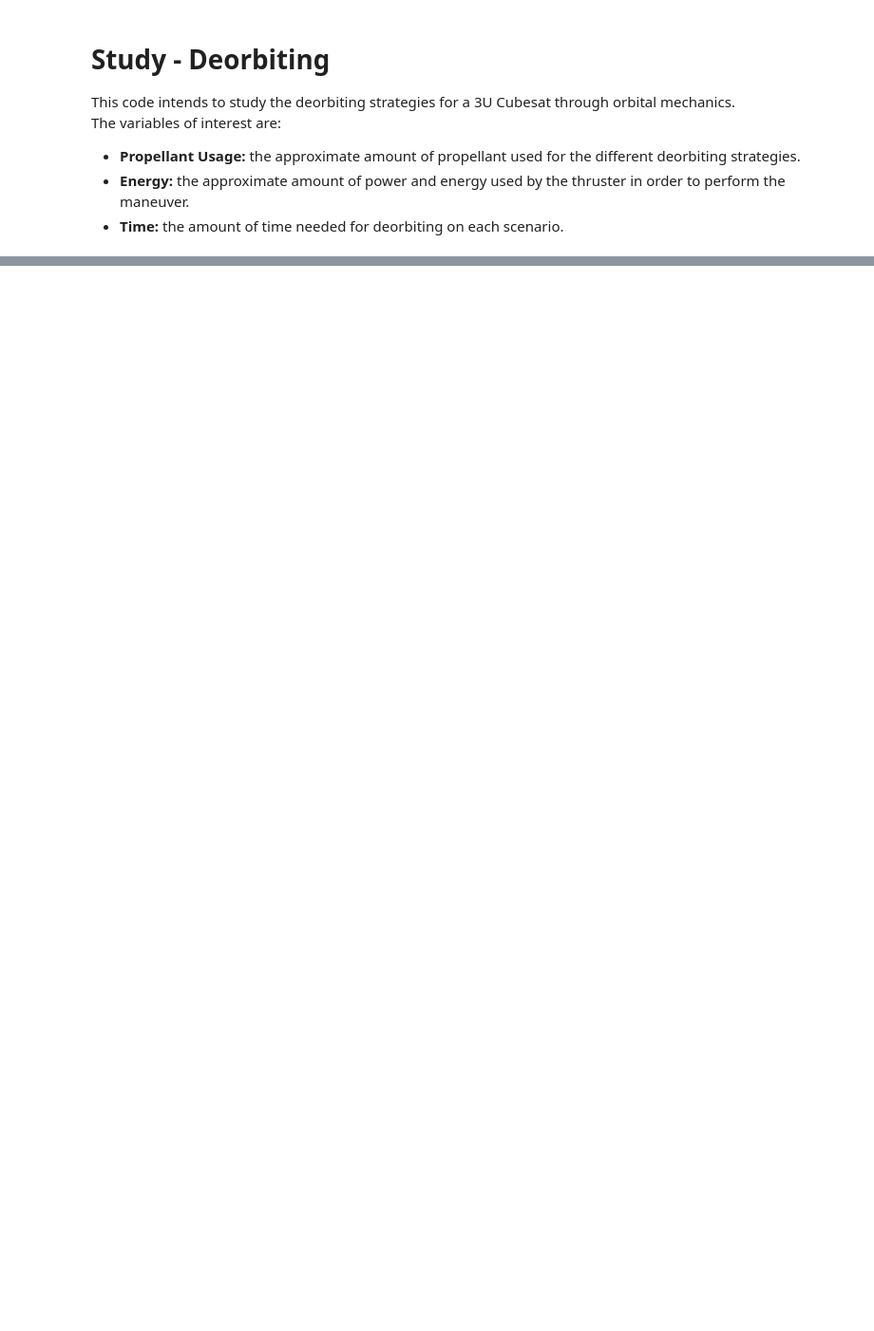
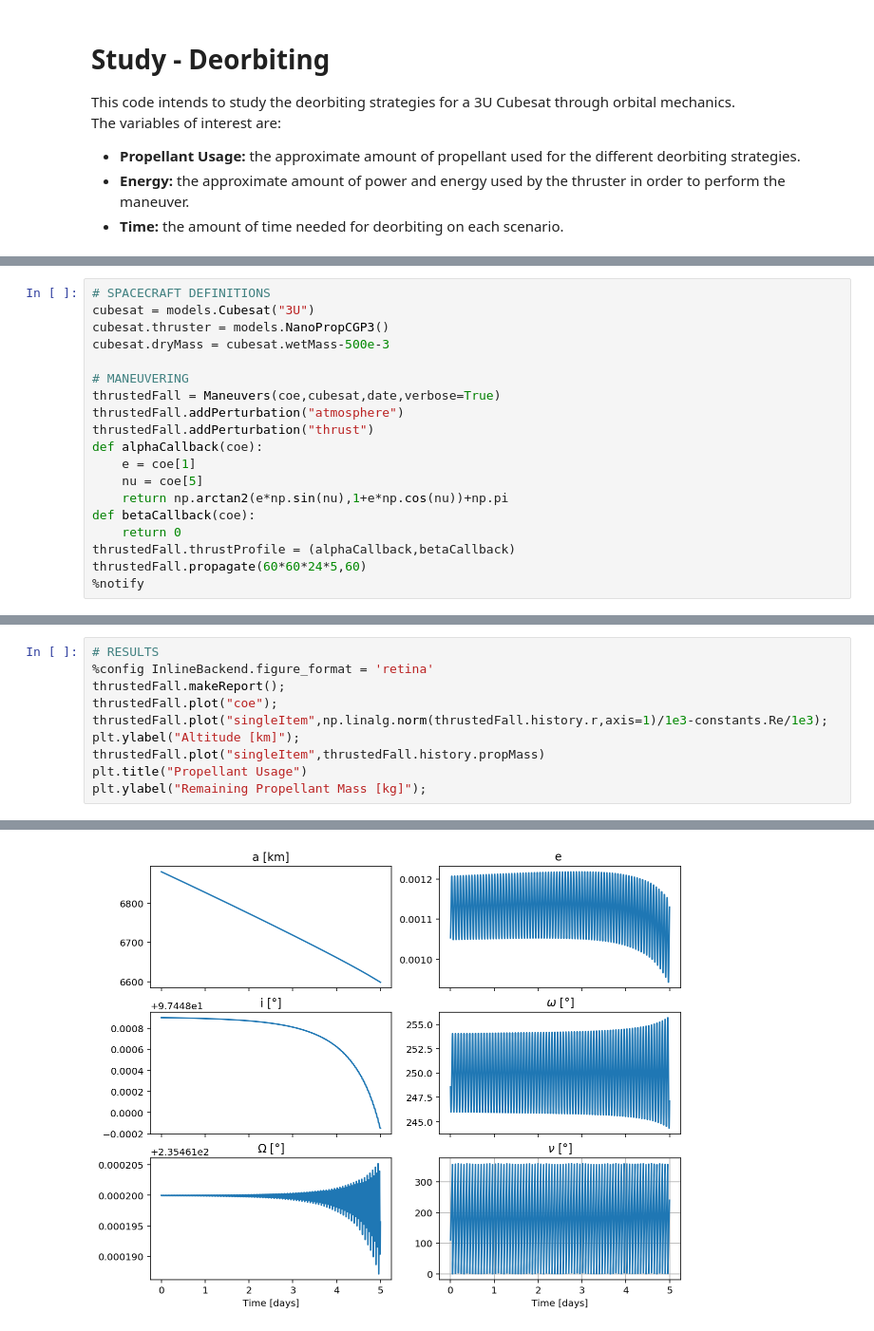
Before and after one commit to imricardoramos/orbital-mechanics, a Jupyter notebook: Study - Deorbiting.ipynb, the cells around one changed output, grey strips where cells are left out. Shown at 95% size. Drawn from its saved outputs; the diff is of its cells as text; blank space fills up the shorter version.

```diff
--- a/Study - Deorbiting.ipynb
+++ b/Study - Deorbiting.ipynb
@@ -47,0 +162,19 @@ naturalFall.plot("coe")
+# %%
+# SPACECRAFT DEFINITIONS
+cubesat = models.Cubesat("3U")
+cubesat.thruster = models.NanoPropCGP3()
+cubesat.dryMass = cubesat.wetMass-500e-3
+
+# MANEUVERING
+thrustedFall = Maneuvers(coe,cubesat,date,verbose=True)
+thrustedFall.addPerturbation("atmosphere")
+thrustedFall.addPerturbation("thrust")
+def alphaCallback(coe):
+    e = coe[1]
+    nu = coe[5]
+    return np.arctan2(e*np.sin(nu),1+e*np.cos(nu))+np.pi
+def betaCallback(coe):
+    return 0
+thrustedFall.thrustProfile = (alphaCallback,betaCallback)
+thrustedFall.propagate(60*60*24*5,60)
+%notify
@@ -47,0 +203,11 @@ naturalFall.plot("coe")
+# %%
+# RESULTS
+%config InlineBackend.figure_format = 'retina'
+thrustedFall.makeReport();
+thrustedFall.plot("coe");
+thrustedFall.plot("singleItem",np.linalg.norm(thrustedFall.history.r,axis=1)/1e3-constants.Re/1e3);
+plt.ylabel("Altitude [km]");
+thrustedFall.plot("singleItem",thrustedFall.history.propMass)
+plt.title("Propellant Usage")
+plt.ylabel("Remaining Propellant Mass [kg]");
+# %% [output]
@@ -47,0 +231 @@ naturalFall.plot("coe")
+[figure, added]
```
Also changed, not shown: parts of 25 cells of this notebook, 32 other files.
